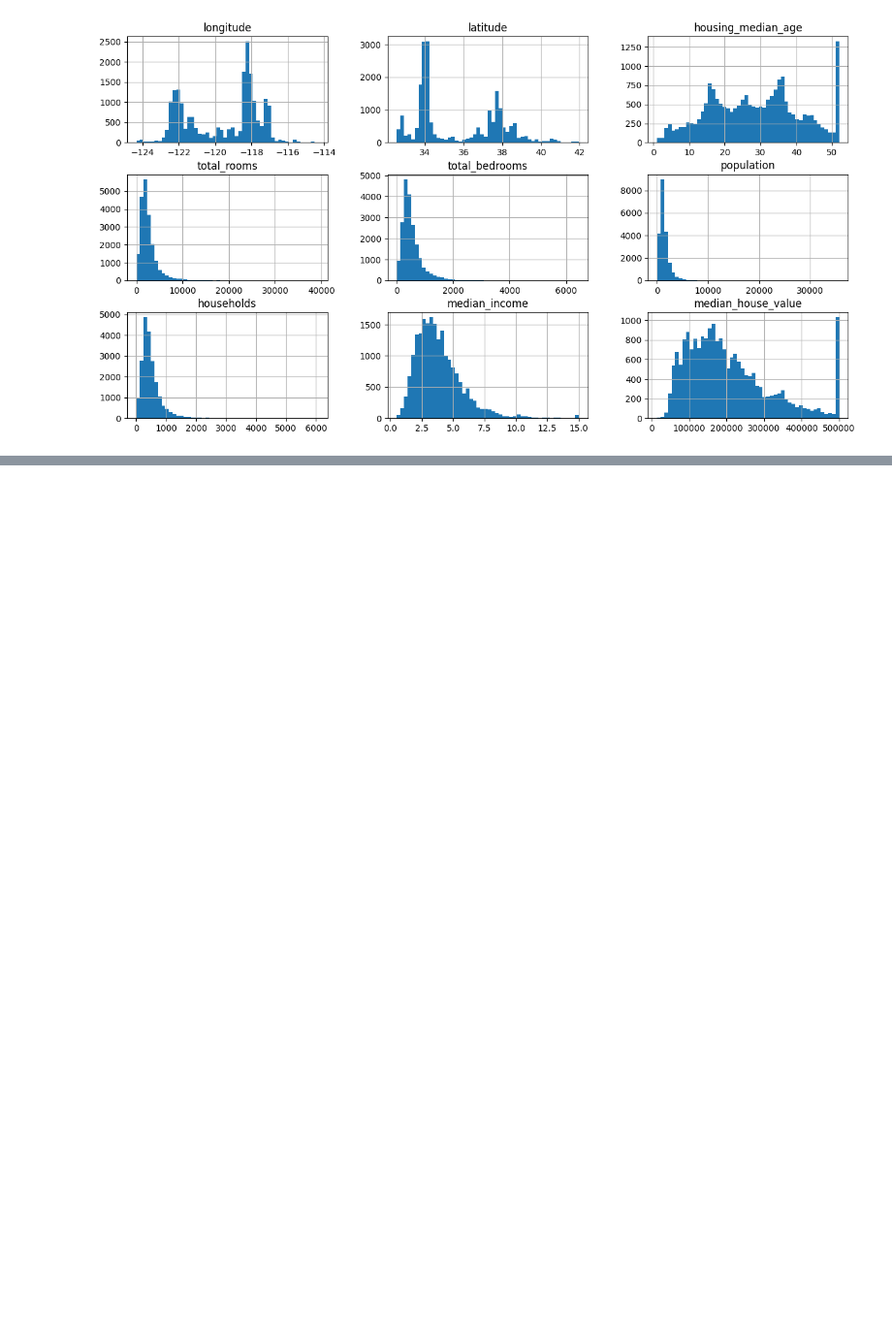
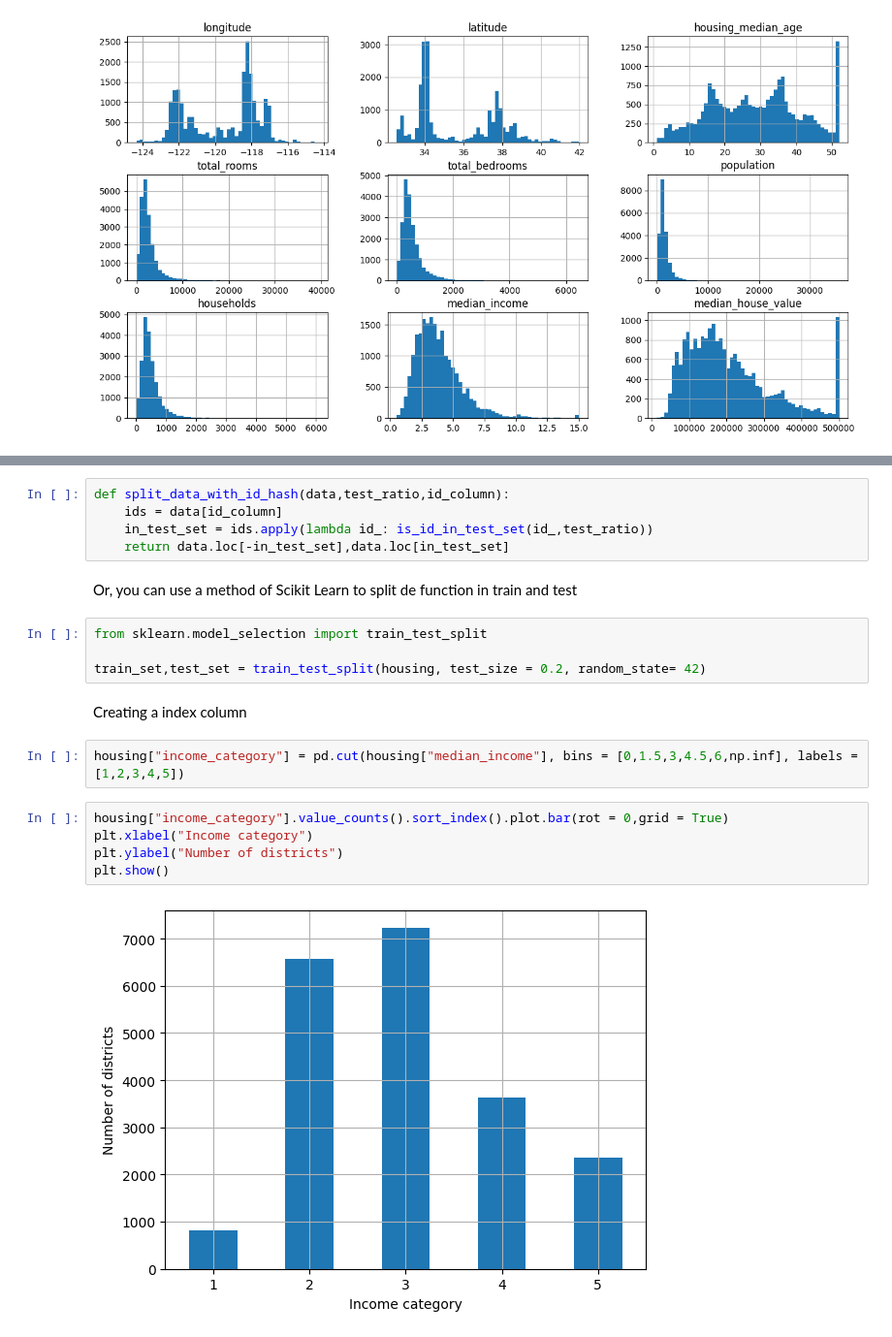
Before and after one commit to weldersalvador/ML, a Jupyter notebook: Chapter 2/housing.ipynb, the cells around one changed output, grey strips where cells are left out. Shown at 97% size. Saved outputs shown, nothing was run; the diff lists cells and outputs as text; blank space fills up the shorter version.

Commit message:
Stratifying the dataset and splitting the train and test set

```diff
--- a/Chapter 2/housing.ipynb
+++ b/Chapter 2/housing.ipynb
@@ -95,0 +90,22 @@ len(train_set),len(test_set)
+# %%
+def split_data_with_id_hash(data,test_ratio,id_column):
+    ids = data[id_column]
+    in_test_set = ids.apply(lambda id_: is_id_in_test_set(id_,test_ratio))
+    return data.loc[-in_test_set],data.loc[in_test_set]
+# %% [markdown]
+Or, you can use a method of Scikit Learn to split de function in train and test
+# %%
+from sklearn.model_selection import train_test_split
+
+train_set,test_set = train_test_split(housing, test_size = 0.2, random_state= 42)
+# %% [markdown]
+Creating a index column
+# %%
+housing["income_category"] = pd.cut(housing["median_income"], bins = [0,1.5,3,4.5,6,np.inf], labels = [1,2,3,4,5])
+# %%
+housing["income_category"].value_counts().sort_index().plot.bar(rot = 0,grid = True)
+plt.xlabel("Income category")
+plt.ylabel("Number of districts")
+plt.show()
+# %% [output]
+[figure, added]
```
Also changed, not shown: parts of 14 cells of this notebook.
